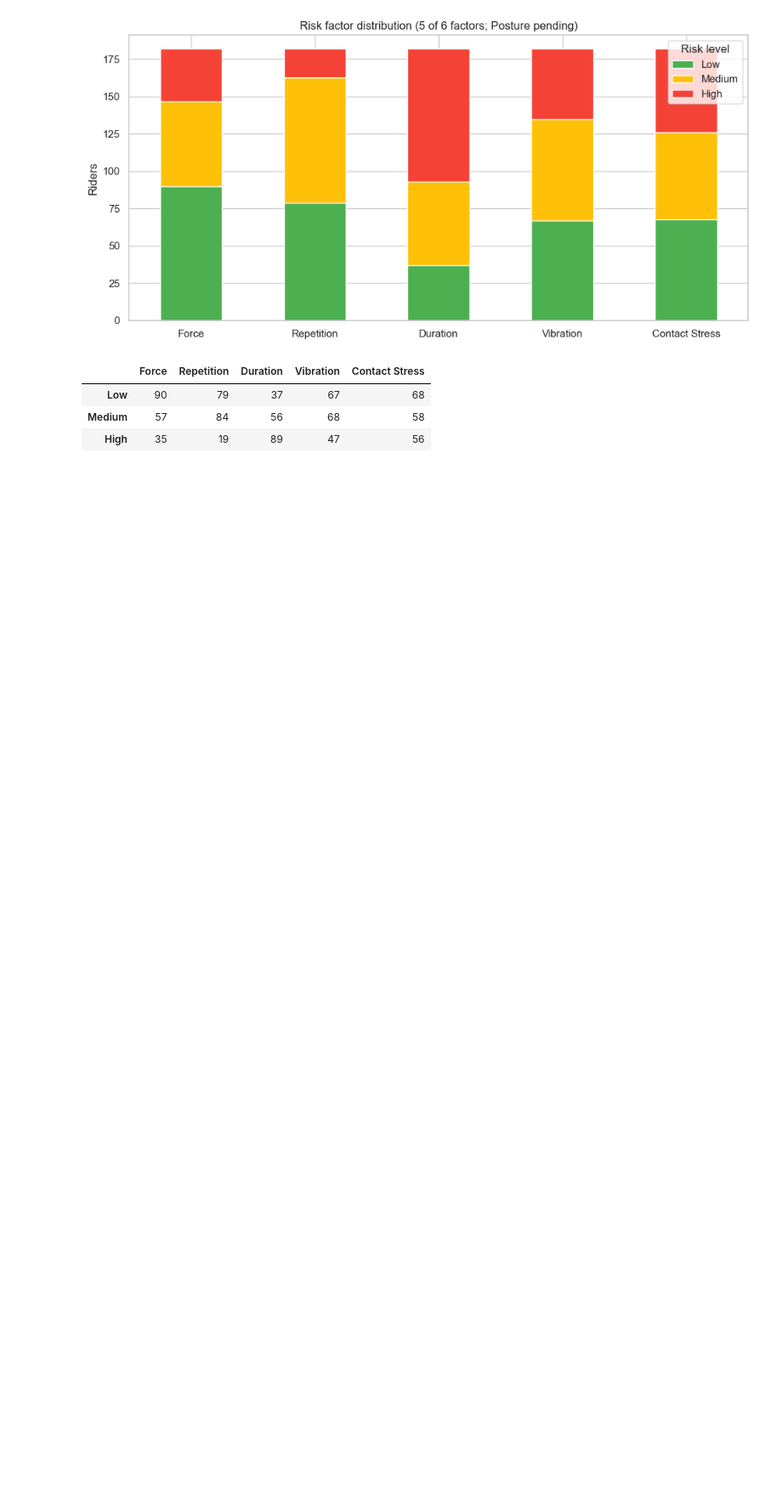
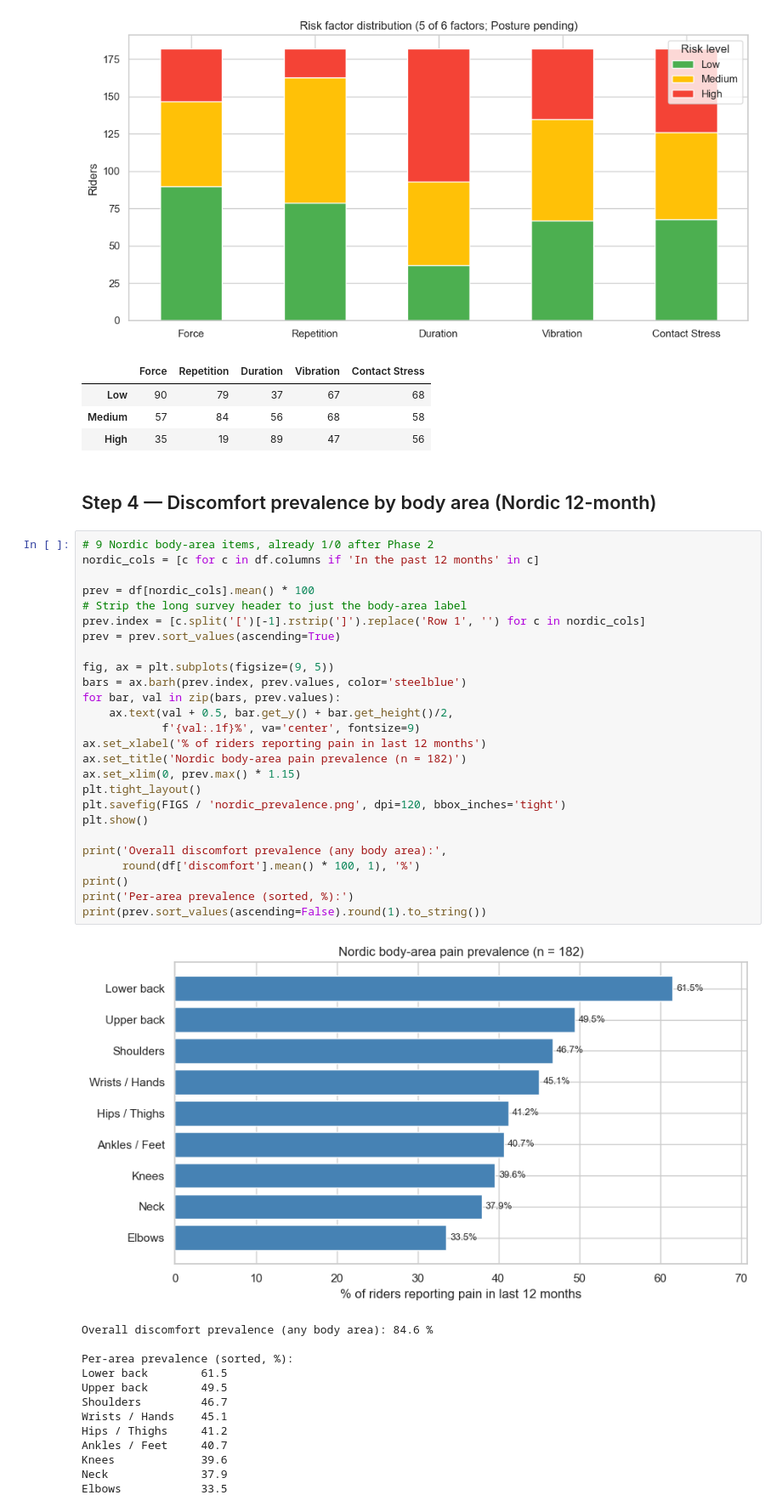
Before and after one commit to AilaVishnu/ergonomic-risk-factor-prediction, a Jupyter notebook: notebooks/04_eda.ipynb, the cells around one changed output. Shown at 85% size. Drawn from its saved outputs; the diff is of its cells as text; blank space fills up the shorter version.

```diff
--- a/notebooks/04_eda.ipynb
+++ b/notebooks/04_eda.ipynb
@@ -86,3 +86,45 @@ counts
 | Low | 90 | 79 | 37 | 67 | 68 |
 | Medium | 57 | 84 | 56 | 68 | 58 |
 | High | 35 | 19 | 89 | 47 | 56 |
+# %% [markdown]
+## Step 4 — Discomfort prevalence by body area (Nordic 12-month)
+# %%
+# 9 Nordic body-area items, already 1/0 after Phase 2
+nordic_cols = [c for c in df.columns if 'In the past 12 months' in c]
+
+prev = df[nordic_cols].mean() * 100
+# Strip the long survey header to just the body-area label
+prev.index = [c.split('[')[-1].rstrip(']').replace('Row 1', '') for c in nordic_cols]
+prev = prev.sort_values(ascending=True)
+
+fig, ax = plt.subplots(figsize=(9, 5))
+bars = ax.barh(prev.index, prev.values, color='steelblue')
+for bar, val in zip(bars, prev.values):
+    ax.text(val + 0.5, bar.get_y() + bar.get_height()/2,
+            f'{val:.1f}%', va='center', fontsize=9)
+ax.set_xlabel('% of riders reporting pain in last 12 months')
+ax.set_title('Nordic body-area pain prevalence (n = 182)')
+ax.set_xlim(0, prev.max() * 1.15)
+plt.tight_layout()
+plt.savefig(FIGS / 'nordic_prevalence.png', dpi=120, bbox_inches='tight')
+plt.show()
+
+print('Overall discomfort prevalence (any body area):',
+      round(df['discomfort'].mean() * 100, 1), '%')
+print()
+print('Per-area prevalence (sorted, %):')
+print(prev.sort_values(ascending=False).round(1).to_string())
+# %% [output]
+[figure, added]
+Overall discomfort prevalence (any body area): 84.6 %
+
+Per-area prevalence (sorted, %):
+Lower back        61.5
+Upper back        49.5
+Shoulders         46.7
+Wrists / Hands    45.1
+Hips / Thighs     41.2
+Ankles / Feet     40.7
+Knees             39.6
+Neck              37.9
+Elbows            33.5
```
Also changed, not shown: 1 other file.
